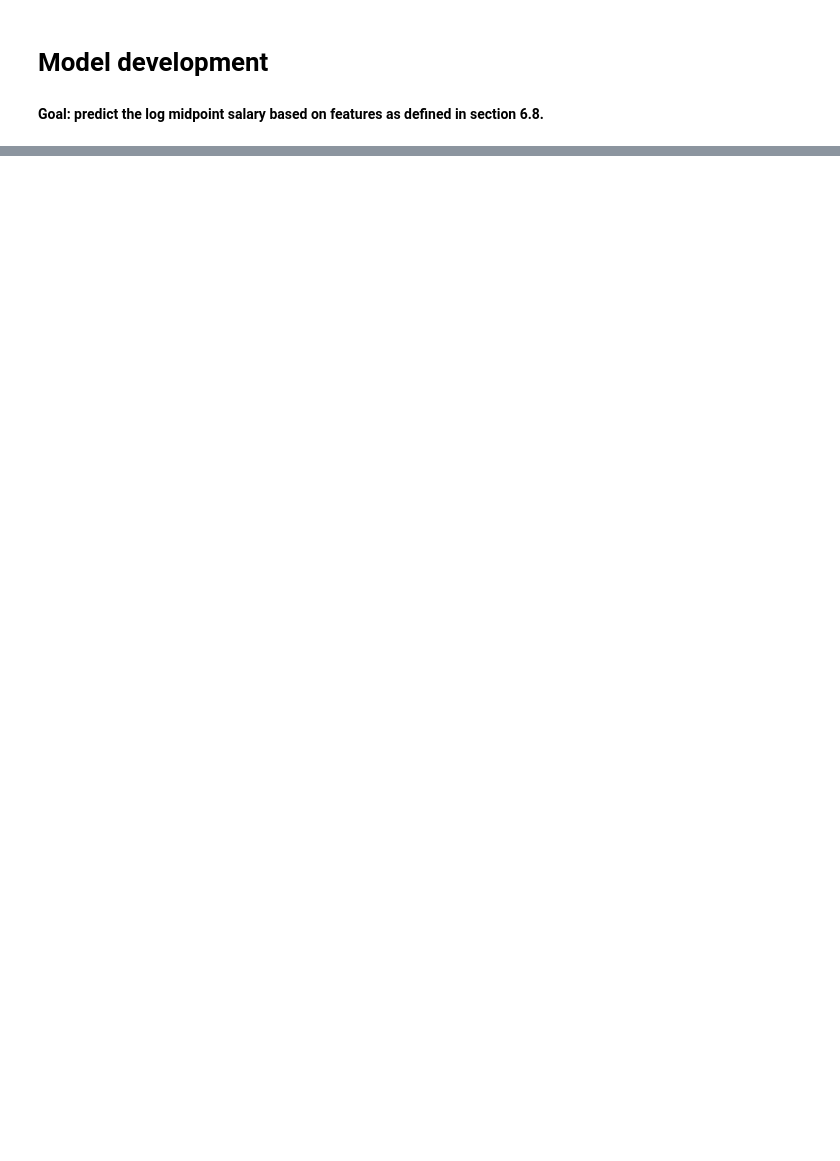
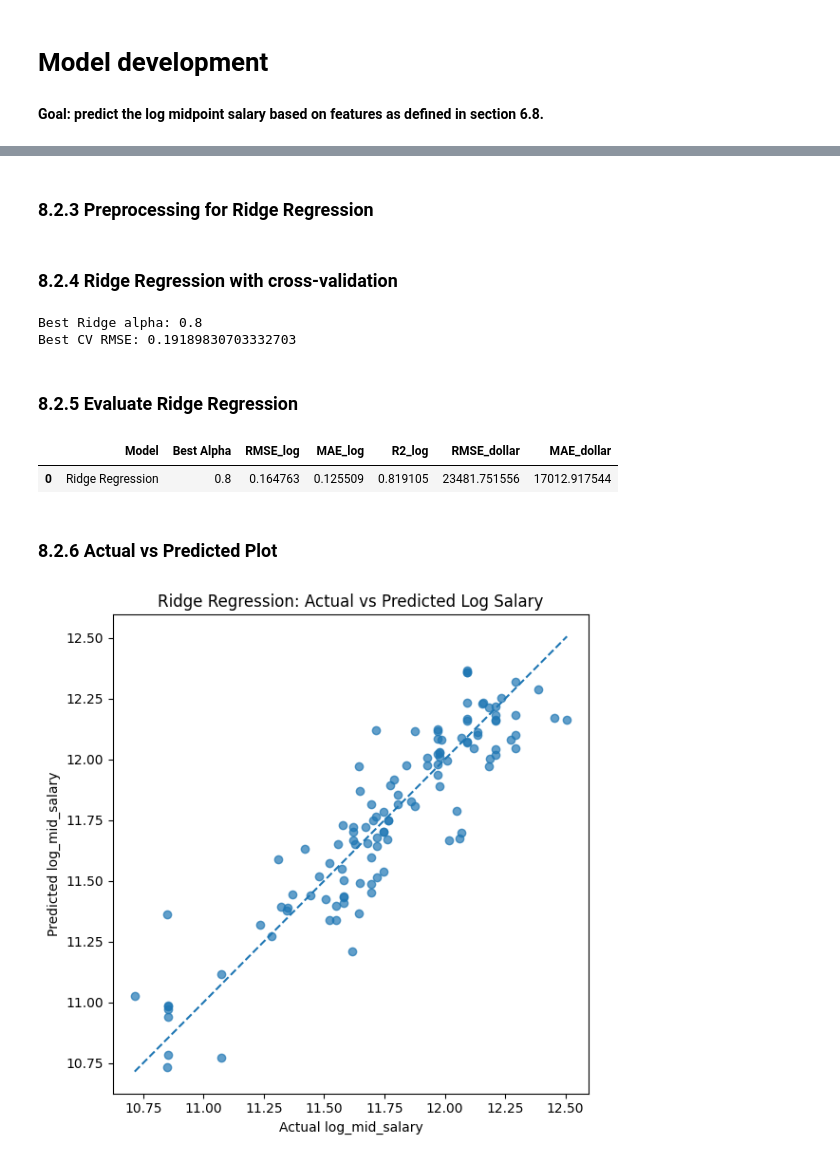
Before and after one commit to Trigger-chen/5243-project4, a Jupyter notebook: Project_1_revised.ipynb, the cells around one changed output, grey strips where cells are left out. Cells and saved outputs as stored; diff of their text form; code cells hidden in the pictures; blank space fills up the shorter version.

```diff
--- a/Project_1_revised.ipynb
+++ b/Project_1_revised.ipynb
@@ -3204,0 +3406,2 @@ plt.show()
+# %% [markdown]
+### 8.2.3 Preprocessing for Ridge Regression
@@ -3204,0 +3439,78 @@ plt.show()
+# %% [markdown]
+### 8.2.4 Ridge Regression with cross-validation
+# %%
+ridge_pipeline = Pipeline(steps=[
+    ("preprocessor", ridge_preprocessor),
+    ("model", Ridge())
+])
+
+param_grid = {
+    "model__alpha": [0.01, 0.1, 0.3, 0.5, 0.8, 1, 1.5, 2, 3, 5, 10, 50, 100]
+}
+
+ridge_grid = GridSearchCV(
+    estimator=ridge_pipeline,
+    param_grid=param_grid,
+    scoring="neg_root_mean_squared_error",
+    cv=5,
+    n_jobs=-1
+)
+
+ridge_grid.fit(X_train, y_train)
+
+best_ridge = ridge_grid.best_estimator_
+
+print("Best Ridge alpha:", ridge_grid.best_params_["model__alpha"])
+print("Best CV RMSE:", -ridge_grid.best_score_)
+# %% [output]
+Best Ridge alpha: 0.8
+Best CV RMSE: 0.19189830703332703
+# %% [markdown]
+### 8.2.5 Evaluate Ridge Regression
+# %%
+y_pred_log = best_ridge.predict(X_test)
+
+ridge_rmse_log = np.sqrt(mean_squared_error(y_test, y_pred_log))
+ridge_mae_log = mean_absolute_error(y_test, y_pred_log)
+ridge_r2_log = r2_score(y_test, y_pred_log)
+
+# Convert back to dollar scale
+y_test_dollar = np.exp(y_test)
+y_pred_dollar = np.exp(y_pred_log)
+
+ridge_rmse_dollar = np.sqrt(mean_squared_error(y_test_dollar, y_pred_dollar))
+ridge_mae_dollar = mean_absolute_error(y_test_dollar, y_pred_dollar)
+
+ridge_results = pd.DataFrame({
+    "Model": ["Ridge Regression"],
+    "Best Alpha": [ridge_grid.best_params_["model__alpha"]],
+    "RMSE_log": [ridge_rmse_log],
+    "MAE_log": [ridge_mae_log],
+    "R2_log": [ridge_r2_log],
+    "RMSE_dollar": [ridge_rmse_dollar],
+    "MAE_dollar": [ridge_mae_dollar]
+})
+
+display(ridge_results)
+# %% [output]
+|  | Model | Best Alpha | RMSE_log | MAE_log | R2_log | RMSE_dollar | MAE_dollar |
+| 0 | Ridge Regression | 0.8 | 0.164763 | 0.125509 | 0.819105 | 23481.751556 | 17012.917544 |
+# %% [markdown]
+### 8.2.6 Actual vs Predicted Plot
+# %%
+plt.figure(figsize=(6, 6))
+plt.scatter(y_test, y_pred_log, alpha=0.7)
+
+plt.plot(
+    [y_test.min(), y_test.max()],
+    [y_test.min(), y_test.max()],
+    linestyle="--"
+)
+
+plt.xlabel("Actual log_mid_salary")
+plt.ylabel("Predicted log_mid_salary")
+plt.title("Ridge Regression: Actual vs Predicted Log Salary")
+plt.tight_layout()
+plt.show()
+# %% [output]
+[figure, added]
```
Also changed, not shown: parts of 23 cells of this notebook, 1 other file.
